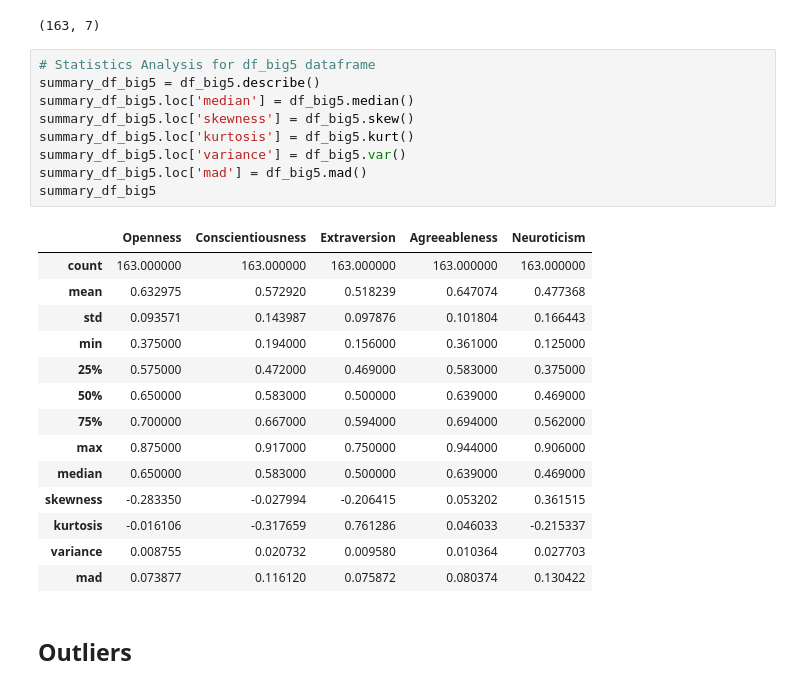
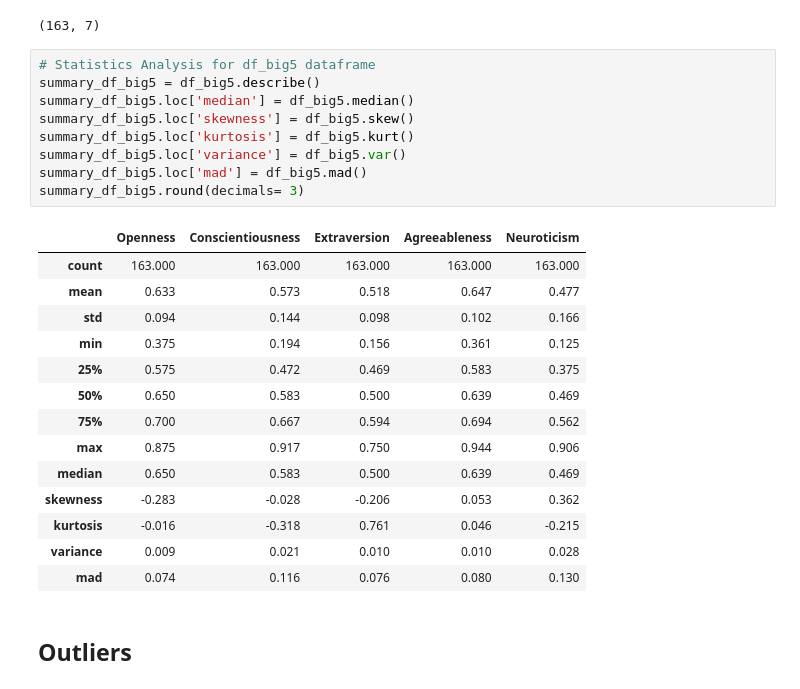
Before and after one commit to S-Delowar/Data-Science-Machine-Learning, a Jupyter notebook: DA_Project_Group_6.ipynb, the cells around one changed output. Cells and saved outputs as stored; diff of their text form.

```diff
--- a/DA_Project_Group_6.ipynb
+++ b/DA_Project_Group_6.ipynb
@@ -144,27 +144,27 @@ df_big5.shape
 # %%
 # Statistics Analysis for df_big5 dataframe
 summary_df_big5 = df_big5.describe()
 summary_df_big5.loc['median'] = df_big5.median()
 summary_df_big5.loc['skewness'] = df_big5.skew()
 summary_df_big5.loc['kurtosis'] = df_big5.kurt()
 summary_df_big5.loc['variance'] = df_big5.var()
 summary_df_big5.loc['mad'] = df_big5.mad()
-summary_df_big5
+summary_df_big5.round(decimals= 3)
 # %% [output]
 |  | Openness | Conscientiousness | Extraversion | Agreeableness | Neuroticism |
-| count | 163.000000 | 163.000000 | 163.000000 | 163.000000 | 163.000000 |
-| mean | 0.632975 | 0.572920 | 0.518239 | 0.647074 | 0.477368 |
-| std | 0.093571 | 0.143987 | 0.097876 | 0.101804 | 0.166443 |
-| min | 0.375000 | 0.194000 | 0.156000 | 0.361000 | 0.125000 |
-| 25% | 0.575000 | 0.472000 | 0.469000 | 0.583000 | 0.375000 |
-| 50% | 0.650000 | 0.583000 | 0.500000 | 0.639000 | 0.469000 |
-| 75% | 0.700000 | 0.667000 | 0.594000 | 0.694000 | 0.562000 |
-| max | 0.875000 | 0.917000 | 0.750000 | 0.944000 | 0.906000 |
-| median | 0.650000 | 0.583000 | 0.500000 | 0.639000 | 0.469000 |
-| skewness | -0.283350 | -0.027994 | -0.206415 | 0.053202 | 0.361515 |
-| kurtosis | -0.016106 | -0.317659 | 0.761286 | 0.046033 | -0.215337 |
-| variance | 0.008755 | 0.020732 | 0.009580 | 0.010364 | 0.027703 |
-| mad | 0.073877 | 0.116120 | 0.075872 | 0.080374 | 0.130422 |
+| count | 163.000 | 163.000 | 163.000 | 163.000 | 163.000 |
+| mean | 0.633 | 0.573 | 0.518 | 0.647 | 0.477 |
+| std | 0.094 | 0.144 | 0.098 | 0.102 | 0.166 |
+| min | 0.375 | 0.194 | 0.156 | 0.361 | 0.125 |
+| 25% | 0.575 | 0.472 | 0.469 | 0.583 | 0.375 |
+| 50% | 0.650 | 0.583 | 0.500 | 0.639 | 0.469 |
+| 75% | 0.700 | 0.667 | 0.594 | 0.694 | 0.562 |
+| max | 0.875 | 0.917 | 0.750 | 0.944 | 0.906 |
+| median | 0.650 | 0.583 | 0.500 | 0.639 | 0.469 |
+| skewness | -0.283 | -0.028 | -0.206 | 0.053 | 0.362 |
+| kurtosis | -0.016 | -0.318 | 0.761 | 0.046 | -0.215 |
+| variance | 0.009 | 0.021 | 0.010 | 0.010 | 0.028 |
+| mad | 0.074 | 0.116 | 0.076 | 0.080 | 0.130 |
 # %% [markdown]
 ## Outliers
 # %%
```
Also changed, not shown: parts of 5 cells of this notebook.
